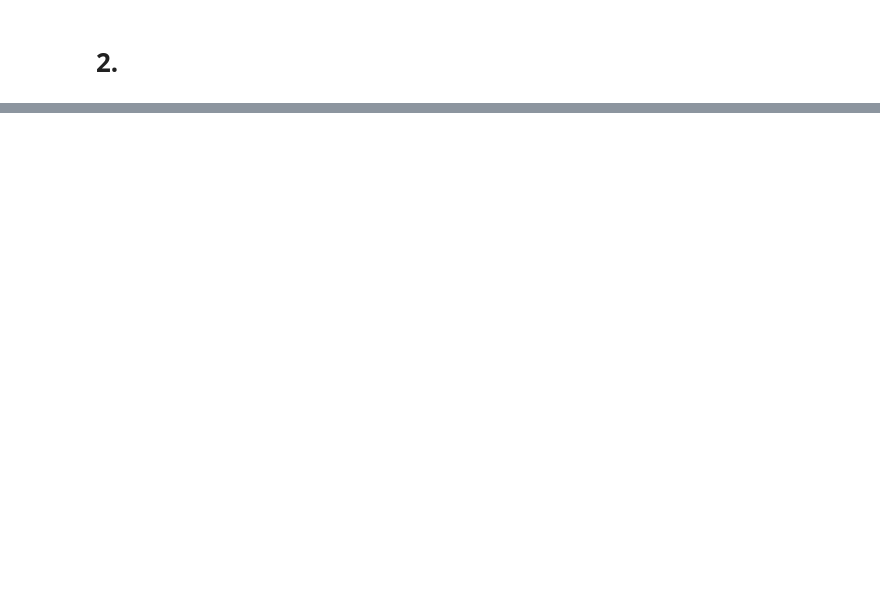
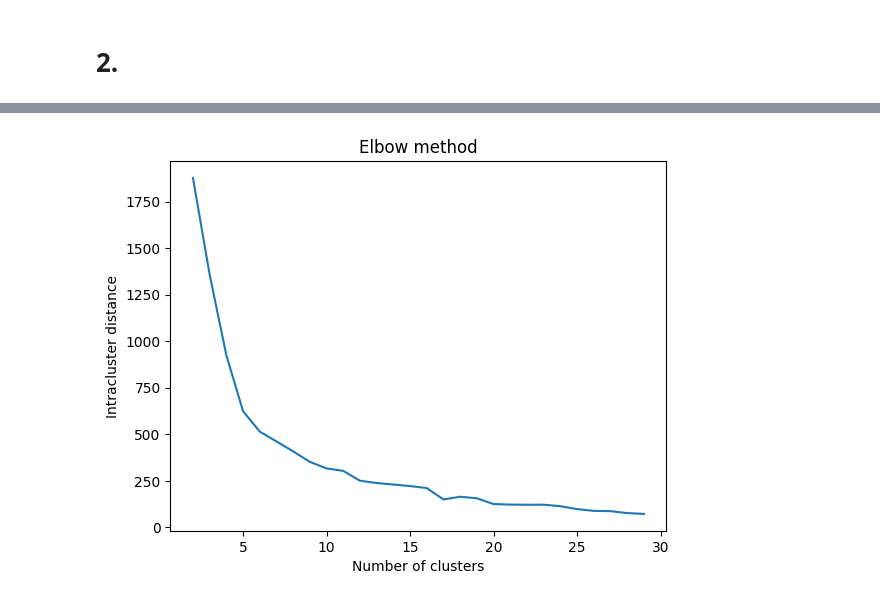
Before and after one commit to danieldamc/intro-data-science, a Jupyter notebook: Tarea3/Pokemon/pokemon.ipynb, the cells around one changed output, grey strips where cells are left out. Saved outputs shown, nothing was run; the diff lists cells and outputs as text; code cells hidden in the pictures; blank space fills up the shorter version.

```diff
--- a/Tarea3/Pokemon/pokemon.ipynb
+++ b/Tarea3/Pokemon/pokemon.ipynb
@@ -91,8 +94,8 @@ plt.show()
-# %%
-data = pd.read_csv('Pokemon.csv')
-data_new = data.drop(['Name', 'Type 1', 'Type 2', 'Generation', 'Legendary', 'Total'], axis=1)
-data_new = scaler.fit_transform(data_new)
-distance = 0
-kmeans = KMeans(n_clusters=2, random_state=42)
-data['Cluster'] = kmeans.fit_predict(data_new)
+# %%
+# Set the number of clusters to 10
+k = 10
+
+# Perform KMeans clustering
+kmeans = KMeans(n_clusters=k, random_state=42)
+data['Cluster'] = kmeans.fit_predict(data_scaled)
 # %%
@@ -100,0 +110,26 @@ fig.show()
+# %%
+#elbow method
+
+distances_list = []
+
+for j in range(2, 30):
+    kmedians = KMedoids(n_clusters=j, random_state=42)
+    data['Cluster'] = kmedians.fit_predict(data_scaled)
+
+    total_distance = 0
+    for i in range(j):
+        cluster_points = data_scaled[data['Cluster'] == i]
+        cluster_center = kmedians.cluster_centers_[i]
+        total_distance += np.sum(np.linalg.norm(cluster_points - cluster_center, axis=1))**2
+
+    mean_distance = total_distance / data.shape[0]
+    distances_list.append(mean_distance)
+# %%
+#plot elbow method
+plt.plot(np.arange(2,30), distances_list)
+plt.xlabel('Number of clusters')
+plt.ylabel('Intracluster distance')
+plt.title('Elbow method')
+plt.show()
+# %% [output]
+[figure, added]
```
Also changed, not shown: parts of 10 cells of this notebook.
